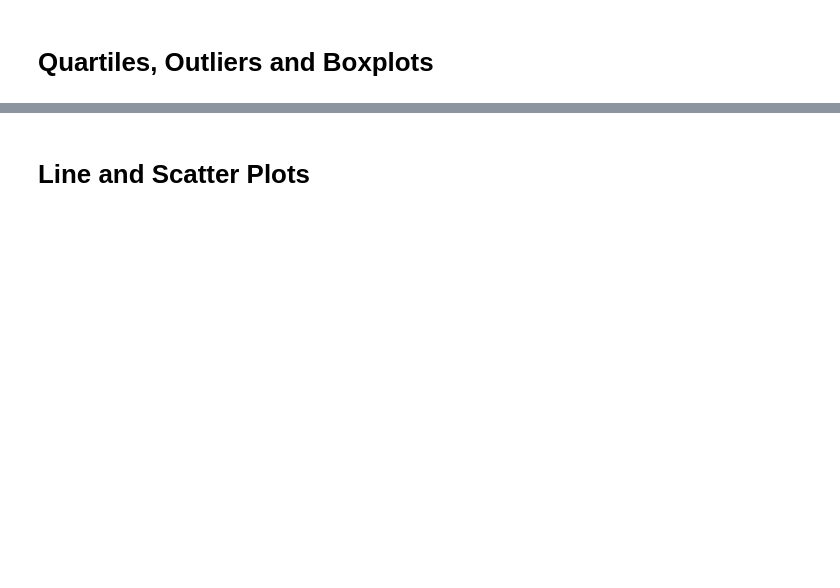
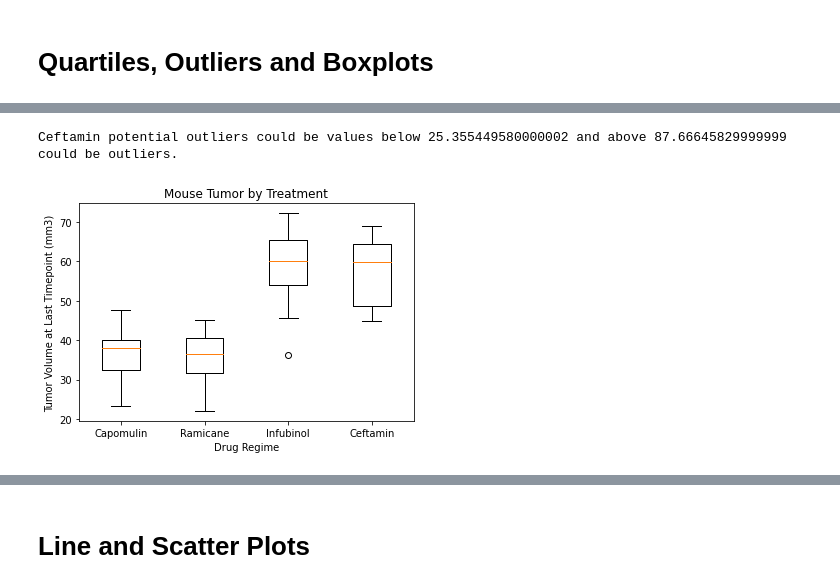
Before and after one commit to LF-Ruiz/Matplotlib_Homework, a Jupyter notebook: pymaceuticals_solved.ipynb, the cells around one changed output, grey strips where cells are left out. Saved outputs shown, nothing was run; the diff lists cells and outputs as text; code cells hidden in the pictures; blank space fills up the shorter version.

```diff
--- a/pymaceuticals_solved.ipynb
+++ b/pymaceuticals_solved.ipynb
@@ -417,0 +417,5 @@ caplastmerge
+# %%
+# Infubinol # Merge this group df with the original dataframe to get the tumor volume at the last timepoint
+inflast = pd.DataFrame(inf.groupby('Mouse ID').max()['Timepoint'])
+inflastmerge = pd.merge(inflast, clean, on=("Mouse ID","Timepoint"),how="left")
+inflastmerge
@@ -417,0 +440,12 @@ caplastmerge
+# %%
+# Infubinol  # Determine outliers using upper and lower bounds
+tumors_inf = inflastmerge["Tumor Volume (mm3)"]
+
+quartiles3 = tumors_inf.quantile([.25,.5,.75])
+lowerq3 = quartiles3[0.25]
+upperq3 = quartiles3[0.75]
+iqr3 = upperq3-lowerq3
+
+lower_bound3 = lowerq3 - (1.5*iqr3)
+upper_bound3 = upperq3 + (1.5*iqr3)
+print(f"Infubinol potential outliers could be values below {lower_bound3} and above {upper_bound3} could be outliers.")
@@ -417,0 +454,5 @@ caplastmerge
+# %%
+# Ceftamin # Merge this group df with the original dataframe to get the tumor volume at the last timepoint
+ceftlast = pd.DataFrame(cef.groupby('Mouse ID').max()['Timepoint'])
+ceftlastmerge = pd.merge(ceftlast, clean, on=("Mouse ID","Timepoint"),how="left")
+ceftlastmerge
@@ -418,2 +477,28 @@ caplastmerge
+# %%
+# Ceftamin # Determine outliers using upper and lower bounds
+tumors_cef = ceftlastmerge["Tumor Volume (mm3)"]
+
+quartiles4 = tumors_cef.quantile([.25,.5,.75])
+lowerq4 = quartiles4[0.25]
+upperq4 = quartiles4[0.75]
+iqr4 = upperq4-lowerq4
+
+lower_bound4 = lowerq4 - (1.5*iqr4)
+upper_bound4 = upperq4 + (1.5*iqr4)
+print(f"Ceftamin potential outliers could be values below {lower_bound4} and above {upper_bound4} could be outliers.")
+# %% [output]
+Ceftamin potential outliers could be values below 25.355449580000002 and above 87.66645829999999 could be outliers.
 # %%
 # Generate a box plot of the final tumor volume of each mouse across four regimens of interest
+Regimes = [tumors_cap, tumors_ram, tumors_inf, tumors_cef]
+labels = ["Capomulin", "Ramicane", "Infubinol", "Ceftamin"]
+
+fig1, ax1 = plt.subplots()
+ax1.set_title('Mouse Tumor by Treatment')
+ax1.set_ylabel('Tumor Volume at Last Timepoint (mm3)')
+ax1.set_xlabel('Drug Regime')
+ax1.boxplot(Regimes)
+plt.xticks([1, 2, 3,4], labels)
+plt.show()
+# %% [output]
+[figure, added]
```
Also changed, not shown: parts of 36 cells of this notebook, 7 other files.
